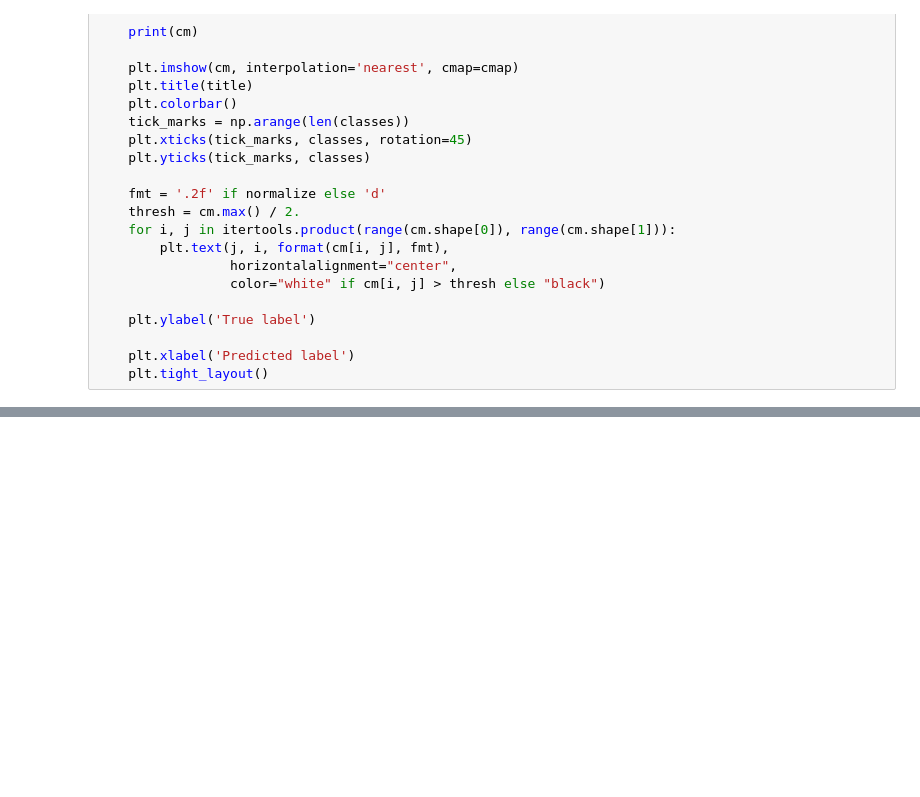
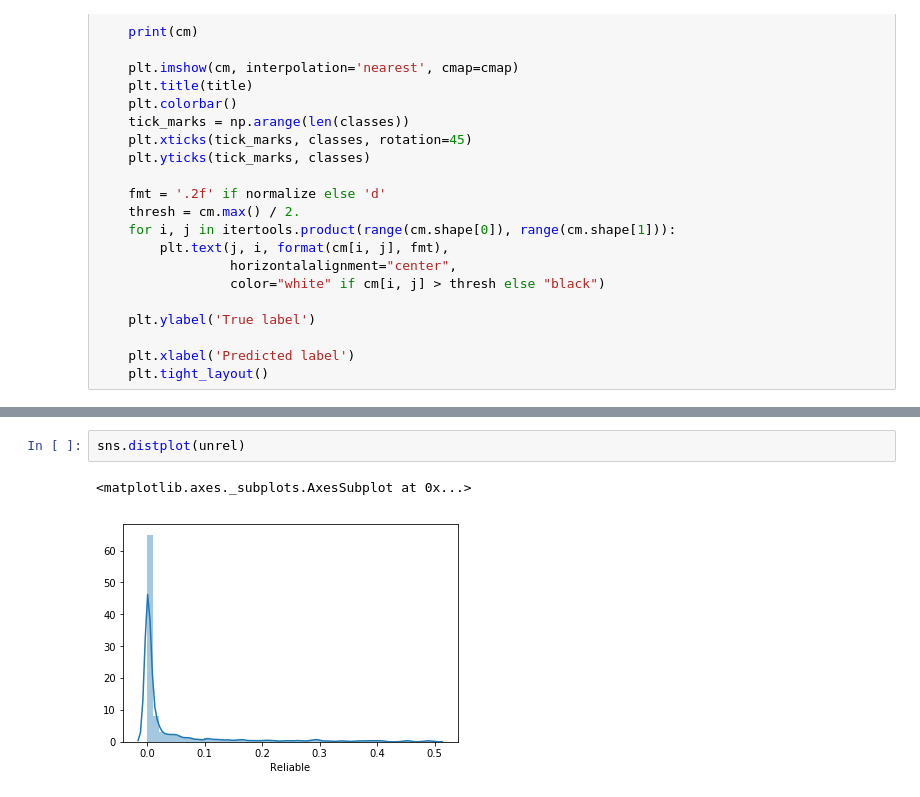
Before and after one commit to arvinsingh/ELISA, a Jupyter notebook: src/Result_visualization.ipynb, the cells around one changed output, grey strips where cells are left out. Saved outputs shown, nothing was run; the diff lists cells and outputs as text; blank space fills up the shorter version.

```diff
--- a/src/Result_visualization.ipynb
+++ b/src/Result_visualization.ipynb
@@ -105,0 +117,5 @@ Confusion matrix, without normalization
+# %%
+sns.distplot(unrel)
+# %% [output]
+<matplotlib.axes._subplots.AxesSubplot at 0x...>
+[figure, added]
```
Also changed, not shown: parts of 8 cells of this notebook, 7 other files.
